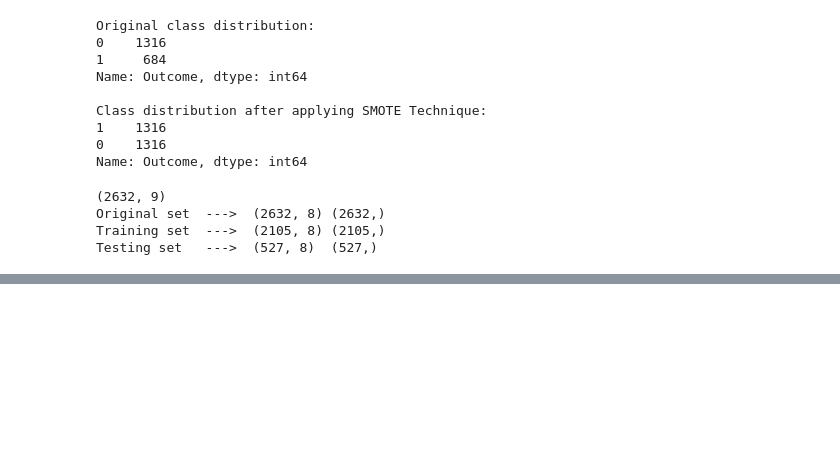
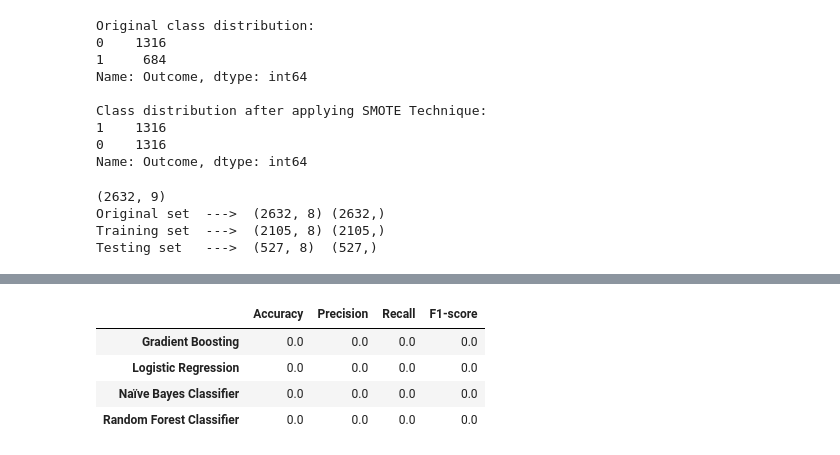
Before and after one commit to UtpalPatel0055/DiabetesPrediction, a Jupyter notebook: Main.ipynb, the cells around one changed output, grey strips where cells are left out. Drawn from its saved outputs; the diff is of its cells as text; code cells hidden in the pictures; blank space fills up the shorter version.

```diff
--- a/Main.ipynb
+++ b/Main.ipynb
@@ -338,0 +196,10 @@ weighted avg       0.98      0.98      0.98       527
+# %%
+Evaluation_Results = pd.DataFrame(np.zeros((4,4)), columns=['Accuracy', 'Precision','Recall','F1-score'])
+Evaluation_Results.index=['Gradient Boosting','Logistic Regression','Naïve Bayes Classifier','Random Forest Classifier']
+Evaluation_Results
+# %% [output]
+|  | Accuracy | Precision | Recall | F1-score |
+| Gradient Boosting | 0.0 | 0.0 | 0.0 | 0.0 |
+| Logistic Regression | 0.0 | 0.0 | 0.0 | 0.0 |
+| Naïve Bayes Classifier | 0.0 | 0.0 | 0.0 | 0.0 |
+| Random Forest Classifier | 0.0 | 0.0 | 0.0 | 0.0 |
```
Also changed, not shown: parts of 19 cells of this notebook.
